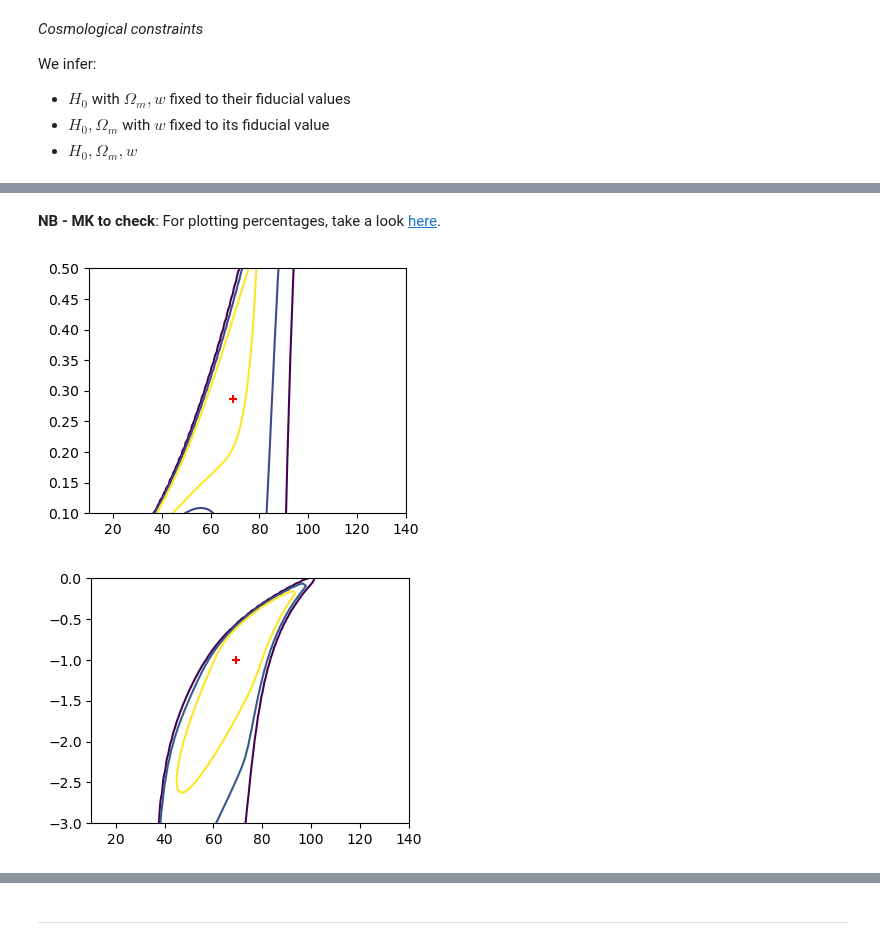
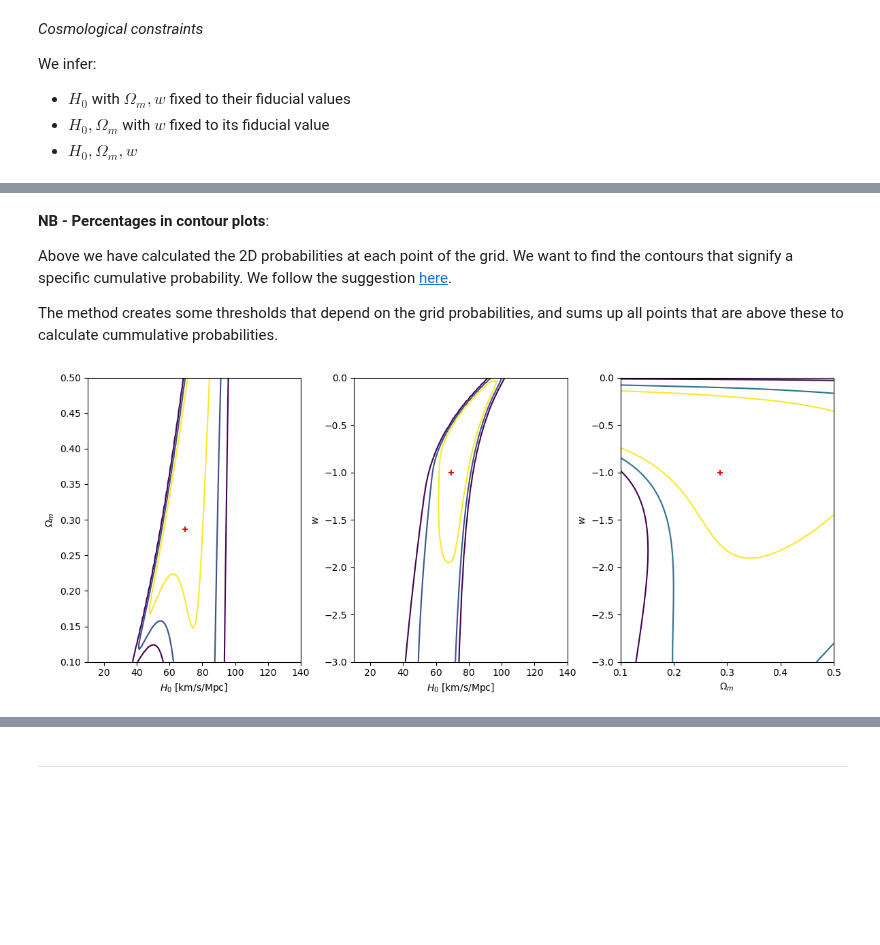
Before and after one commit to MariosNT/FRB_GW_association_cosmo, a Jupyter notebook: Notebooks/Cosmo_constraints.ipynb, the cells around one changed output, grey strips where cells are left out. Cells and saved outputs as stored; diff of their text form; code cells hidden in the pictures; blank space fills up the shorter version.

```diff
--- a/Notebooks/Cosmo_constraints.ipynb
+++ b/Notebooks/Cosmo_constraints.ipynb
@@ -557,20 +562,50 @@ P2d_H0Om = np.sum(P3d, axis=2)
 P2d_H0w = np.sum(P3d, axis=0)
 P2d_Omw = np.sum(P3d, axis=1)
 # %% [markdown]
-**NB - MK to check**: For plotting percentages, take a look [here](https://stackoverflow.com/questions/37890550/python-plotting-percentile-contour-lines-of-a-probability-distribution).
+**NB - Percentages in contour plots**:
+
+Above we have calculated the 2D probabilities at each point of the grid. We want to find the contours that signify a specific cumulative probability. We follow the suggestion [here](https://stackoverflow.com/questions/37890550/python-plotting-percentile-contour-lines-of-a-probability-distribution).
+
+The method creates some thresholds that depend on the grid probabilities, and sums up all points that are above these to calculate cummulative probabilities.
 # %%
 n = 1000
-t = np.linspace(0, P2d_H0Om.max(), n)
-integral = ((P2d_H0Om >= t[:, None, None]) * P2d_H0Om).sum(axis=(1,2))
+
+t_H0Om = np.linspace(0, P2d_H0Om.max(), n)
+integral_H0Om = ((P2d_H0Om >= t_H0Om[:, None, None]) * P2d_H0Om).sum(axis=(1,2))
+f_H0Om = interpolate.interp1d(integral_H0Om, t_H0Om)
+t_contours_H0Om = f_H0Om(np.array([0.99, 0.95, 0.68]))
+
+t_H0w = np.linspace(0, P2d_H0w.max(), n)
+integral_H0w = ((P2d_H0w >= t_H0w[:, None, None]) * P2d_H0w).sum(axis=(1,2))
+f_H0w = interpolate.interp1d(integral_H0w, t_H0w)
+t_contours_H0w = f_H0w(np.array([0.99, 0.95, 0.68]))
+
+t_Omw = np.linspace(0, P2d_Omw.max(), n)
+integral_Omw = ((P2d_Omw >= t_Omw[:, None, None]) * P2d_Omw).sum(axis=(1,2))
+f_Omw = interpolate.interp1d(integral_Omw, t_Omw)
+t_contours_Omw = f_Omw(np.array([0.99, 0.95, 0.68]))
 # %%
-f = interpolate.interp1d(integral, t)
-t_contours_H0Om = f(np.array([0.99, 0.95, 0.68]))
+fig = plt.figure(figsize=(12, 5))
+ax1 = fig.add_subplot(131)
+ax2 = fig.add_subplot(132)
+ax3 = fig.add_subplot(133)
 
-fig = plt.figure(figsize=(9, 7))
-ax1 = fig.add_subplot(221)
 ax1.contour(H_Om, Om_H0, P2d_H0Om, levels=t_contours_H0Om)
 ax1.scatter(HUBBLE, OMEGA_MATTER, marker='+', c='r', zorder=10)
+ax1.set_ylabel(r'$\Omega_m$')
+ax1.set_xlabel(r'$H_0$ [km/s/Mpc]')
 
+ax2.contour(H_w, w_H, P2d_H0w.T, levels=t_contours_H0w)
+ax2.scatter(HUBBLE, W_LAMBDA, marker='+', c='r', zorder=10)
+ax2.set_ylabel(r'$w$')
+ax2.set_xlabel(r'$H_0$ [km/s/Mpc]')
+
+ax3.contour(Om_w, w_Om, P2d_Omw.T, levels=t_contours_Omw)
+ax3.scatter(OMEGA_MATTER, W_LAMBDA, marker='+', c='r', zorder=10)
+ax3.set_xlabel(r'$\Omega_m$')
+ax3.set_ylabel(r'$w$')
+
+plt.tight_layout()
 plt.show()
 # %% [output]
-[figure, old version]
+[figure, new version]
@@ -581,12 +611,0 @@ integral = ((P2d_H0w >= t[:, None, None]) * P2d_H0w).sum(axis=(1,2))
-# %%
-f = interpolate.interp1d(integral, t)
-t_contours_H0w = f(np.array([0.99, 0.95, 0.68]))
-
-fig = plt.figure(figsize=(9, 7))
-ax1 = fig.add_subplot(221)
-ax1.contour(H_w, w_H, P2d_H0w.T, levels=t_contours_H0w)
-ax1.scatter(HUBBLE, W_LAMBDA, marker='+', c='r', zorder=10)
-
-plt.show()
-# %% [output]
-[figure, removed]
```
Also changed, not shown: parts of 15 cells of this notebook.
